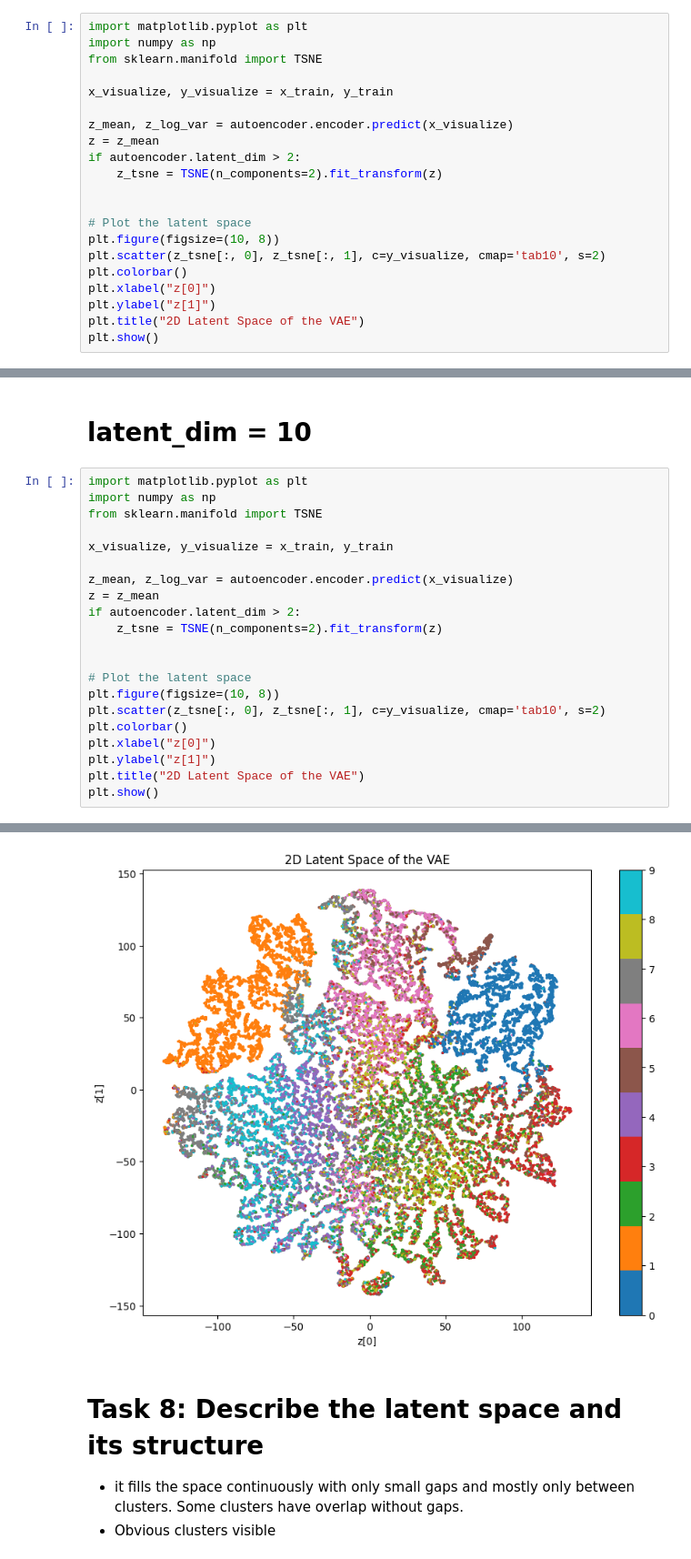
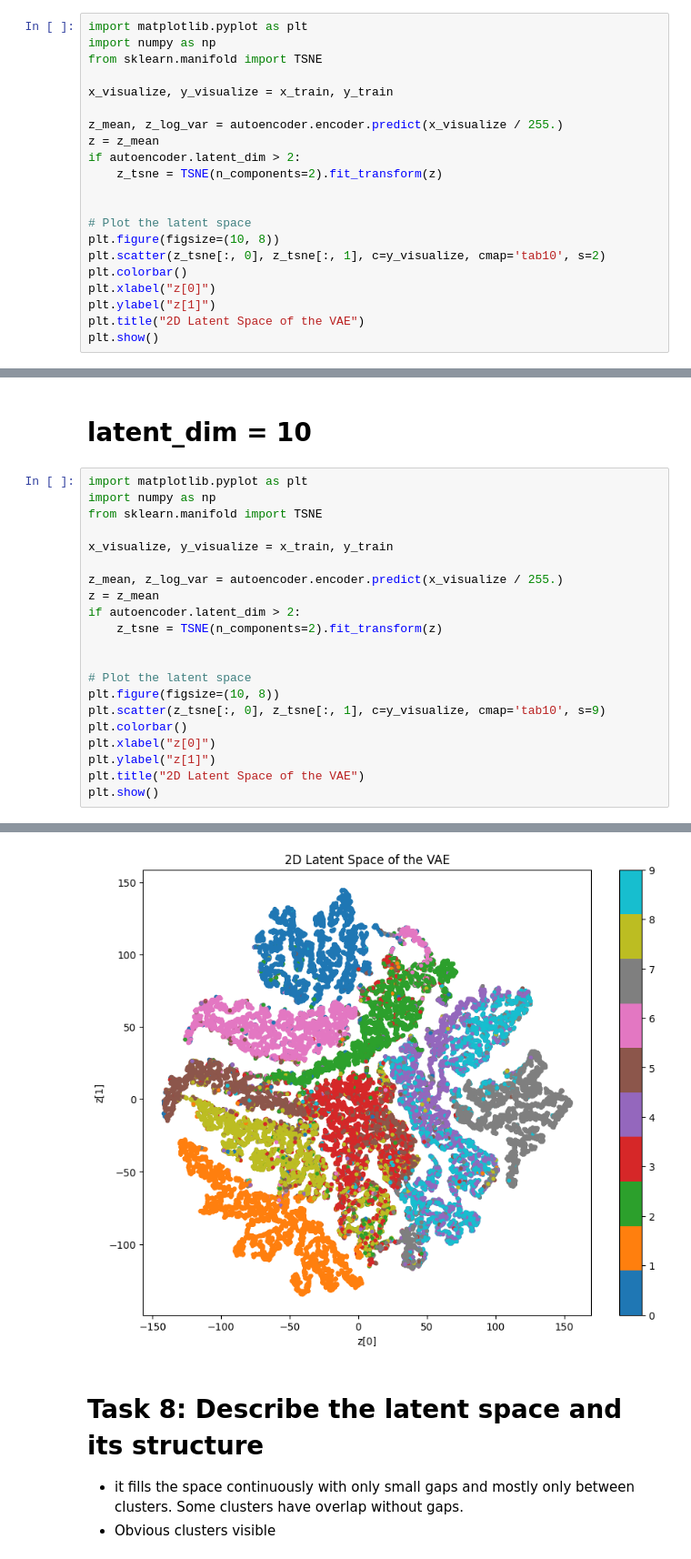
Before and after one commit to timkoehne/AML, a Jupyter notebook: Ex7.VariationalAutoEncoder.ipynb, the cells around one changed output, grey strips where cells are left out. Shown at 91% size. Cells and saved outputs as stored; diff of their text form.

```diff
--- a/Ex7.VariationalAutoEncoder.ipynb
+++ b/Ex7.VariationalAutoEncoder.ipynb
@@ -404,7 +429,7 @@ from sklearn.manifold import TSNE
 
 x_visualize, y_visualize = x_train, y_train
 
-z_mean, z_log_var = autoencoder.encoder.predict(x_visualize)
+z_mean, z_log_var = autoencoder.encoder.predict(x_visualize / 255.)
 z = z_mean
 if autoencoder.latent_dim > 2:
     z_tsne = TSNE(n_components=2).fit_transform(z)
@@ -430,7 +455,7 @@ from sklearn.manifold import TSNE
 
 x_visualize, y_visualize = x_train, y_train
 
-z_mean, z_log_var = autoencoder.encoder.predict(x_visualize)
+z_mean, z_log_var = autoencoder.encoder.predict(x_visualize / 255.)
 z = z_mean
 if autoencoder.latent_dim > 2:
     z_tsne = TSNE(n_components=2).fit_transform(z)
@@ -438,7 +463,7 @@ if autoencoder.latent_dim > 2:
 
 # Plot the latent space
 plt.figure(figsize=(10, 8))
-plt.scatter(z_tsne[:, 0], z_tsne[:, 1], c=y_visualize, cmap='tab10', s=2)
+plt.scatter(z_tsne[:, 0], z_tsne[:, 1], c=y_visualize, cmap='tab10', s=9)
 plt.colorbar()
 plt.xlabel("z[0]")
 plt.ylabel("z[1]")
@@ -449,4 +474,4 @@ plt.show()
-[figure, old version]
+[figure, new version]
 # %% [markdown]
 # Task 8: Describe the latent space and its structure
 - it fills the space continuously with only small gaps and mostly only between clusters. Some clusters have overlap without gaps.
```
Also changed, not shown: parts of 8 cells of this notebook, 1 other file.
